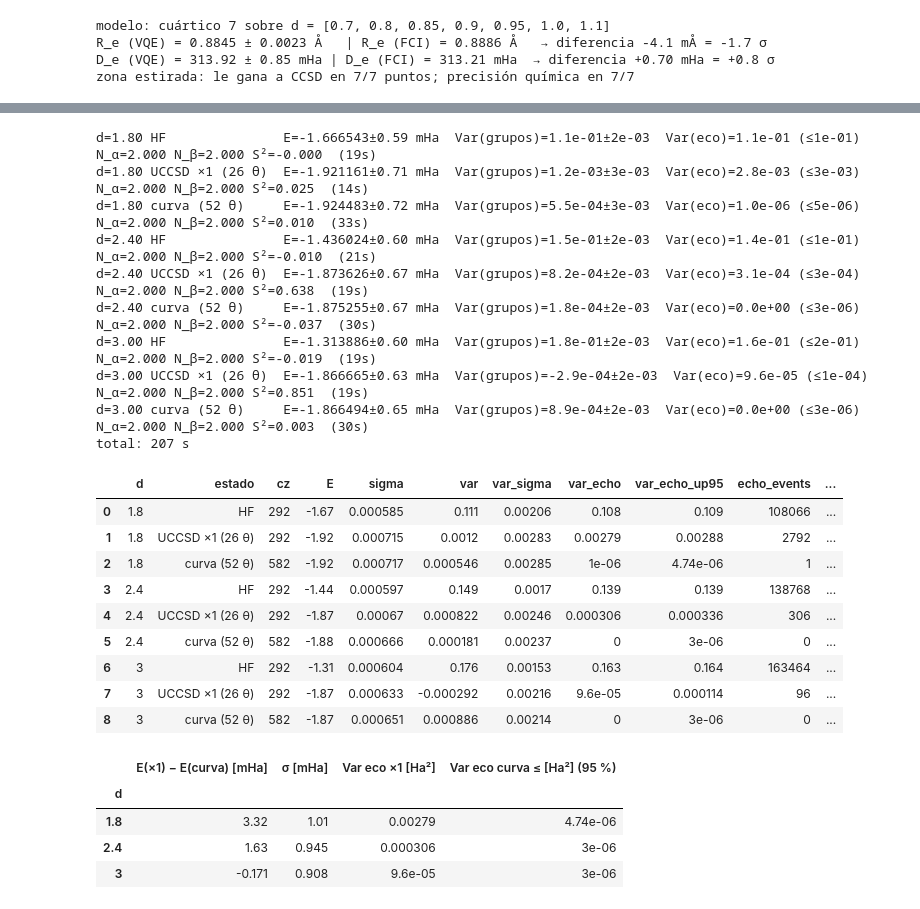
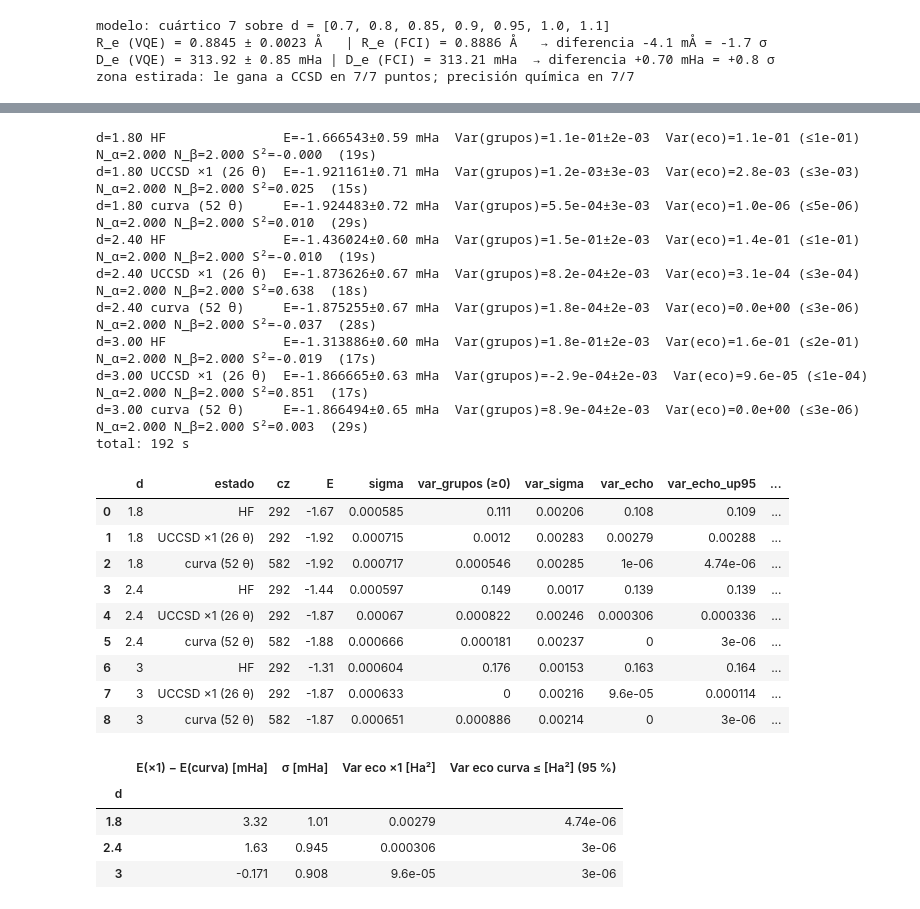
Before and after one commit to octavioromagnoli/quantum-toffolis, a Jupyter notebook: notebook/H4_VQE.ipynb, the cells around one changed output, grey strips where cells are left out. Cells and saved outputs as stored; diff of their text form; code cells hidden in the pictures.

```diff
--- a/notebook/H4_VQE.ipynb
+++ b/notebook/H4_VQE.ipynb
@@ -1104,38 +1107,42 @@ En vez de restar dos números grandes, cuenta **eventos raros**: si ψ es un aut
 # %%
 from h4vqe.pipeline import run_reliability
 # Tres puntos de la zona estirada; en cada uno, HF vs UCCSD ×1 vs el ansatz de la curva.
 rel_d = [1.8, 3.0] if QUICK else [1.8, 2.4, 3.0]
 t0 = time.time()
 rel = pd.DataFrame(run_reliability(ctxs, rel_d, shots=shots,
                                    var_shots=500_000 if QUICK else 2_000_000,
                                    echo_shots=200_000 if QUICK else 1_000_000,
                                    sym_shots=100_000 if QUICK else 200_000))
 print(f"total: {time.time()-t0:.0f} s")
-show = rel[["d","estado","cz","E","sigma","var","var_sigma","var_echo","var_echo_up95","echo_events",
-            "N_alpha","N_alpha_sigma","N_beta","N_beta_sigma","S2","S2_sigma","var_exacta"]]
+# Var(grupos) puede salir negativa por ruido (σ ≈ 2e-3 Ha²): se muestra recortada en 0, con su σ.
+# Solo separa HF del resto; la que resuelve es la del eco.
+rel["var_grupos (≥0)"] = rel["var"].clip(lower=0)
+# echo_cz: CZ del circuito de eco (U, e^{−iHt}, U†). Es un diagnóstico de simulador, no de hardware.
+show = rel[["d","estado","cz","E","sigma","var_grupos (≥0)","var_sigma","var_echo","var_echo_up95","echo_events",
+            "echo_cz","N_alpha","N_alpha_sigma","N_beta","N_beta_sigma","S2","S2_sigma","var_exacta"]]
 with pd.option_context("display.float_format", lambda v: f"{v:.3g}"):
     display(show)
 # %% [output]
 d=1.80 HF               E=-1.666543±0.59 mHa  Var(grupos)=1.1e-01±2e-03  Var(eco)=1.1e-01 (≤1e-01)  N_α=2.000 N_β=2.000 S²=-0.000  (19s)
-d=1.80 UCCSD ×1 (26 θ)  E=-1.921161±0.71 mHa  Var(grupos)=1.2e-03±3e-03  Var(eco)=2.8e-03 (≤3e-03)  N_α=2.000 N_β=2.000 S²=0.025  (14s)
-d=1.80 curva (52 θ)     E=-1.924483±0.72 mHa  Var(grupos)=5.5e-04±3e-03  Var(eco)=1.0e-06 (≤5e-06)  N_α=2.000 N_β=2.000 S²=0.010  (33s)
-d=2.40 HF               E=-1.436024±0.60 mHa  Var(grupos)=1.5e-01±2e-03  Var(eco)=1.4e-01 (≤1e-01)  N_α=2.000 N_β=2.000 S²=-0.010  (21s)
-d=2.40 UCCSD ×1 (26 θ)  E=-1.873626±0.67 mHa  Var(grupos)=8.2e-04±2e-03  Var(eco)=3.1e-04 (≤3e-04)  N_α=2.000 N_β=2.000 S²=0.638  (19s)
-d=2.40 curva (52 θ)     E=-1.875255±0.67 mHa  Var(grupos)=1.8e-04±2e-03  Var(eco)=0.0e+00 (≤3e-06)  N_α=2.000 N_β=2.000 S²=-0.037  (30s)
-d=3.00 HF               E=-1.313886±0.60 mHa  Var(grupos)=1.8e-01±2e-03  Var(eco)=1.6e-01 (≤2e-01)  N_α=2.000 N_β=2.000 S²=-0.019  (19s)
-d=3.00 UCCSD ×1 (26 θ)  E=-1.866665±0.63 mHa  Var(grupos)=-2.9e-04±2e-03  Var(eco)=9.6e-05 (≤1e-04)  N_α=2.000 N_β=2.000 S²=0.851  (19s)
-d=3.00 curva (52 θ)     E=-1.866494±0.65 mHa  Var(grupos)=8.9e-04±2e-03  Var(eco)=0.0e+00 (≤3e-06)  N_α=2.000 N_β=2.000 S²=0.003  (30s)
-total: 207 s
+d=1.80 UCCSD ×1 (26 θ)  E=-1.921161±0.71 mHa  Var(grupos)=1.2e-03±3e-03  Var(eco)=2.8e-03 (≤3e-03)  N_α=2.000 N_β=2.000 S²=0.025  (15s)
+d=1.80 curva (52 θ)     E=-1.924483±0.72 mHa  Var(grupos)=5.5e-04±3e-03  Var(eco)=1.0e-06 (≤5e-06)  N_α=2.000 N_β=2.000 S²=0.010  (29s)
+d=2.40 HF               E=-1.436024±0.60 mHa  Var(grupos)=1.5e-01±2e-03  Var(eco)=1.4e-01 (≤1e-01)  N_α=2.000 N_β=2.000 S²=-0.010  (19s)
+d=2.40 UCCSD ×1 (26 θ)  E=-1.873626±0.67 mHa  Var(grupos)=8.2e-04±2e-03  Var(eco)=3.1e-04 (≤3e-04)  N_α=2.000 N_β=2.000 S²=0.638  (18s)
+d=2.40 curva (52 θ)     E=-1.875255±0.67 mHa  Var(grupos)=1.8e-04±2e-03  Var(eco)=0.0e+00 (≤3e-06)  N_α=2.000 N_β=2.000 S²=-0.037  (28s)
+d=3.00 HF               E=-1.313886±0.60 mHa  Var(grupos)=1.8e-01±2e-03  Var(eco)=1.6e-01 (≤2e-01)  N_α=2.000 N_β=2.000 S²=-0.019  (17s)
+d=3.00 UCCSD ×1 (26 θ)  E=-1.866665±0.63 mHa  Var(grupos)=-2.9e-04±2e-03  Var(eco)=9.6e-05 (≤1e-04)  N_α=2.000 N_β=2.000 S²=0.851  (17s)
+d=3.00 curva (52 θ)     E=-1.866494±0.65 mHa  Var(grupos)=8.9e-04±2e-03  Var(eco)=0.0e+00 (≤3e-06)  N_α=2.000 N_β=2.000 S²=0.003  (29s)
+total: 192 s
-|  | d | estado | cz | E | sigma | var | var_sigma | var_echo | var_echo_up95 | echo_events | ... |
-| 0 | 1.8 | HF | 292 | -1.67 | 0.000585 | 0.111 | 0.00206 | 0.108 | 0.109 | 108066 | ... |
-| 1 | 1.8 | UCCSD ×1 (26 θ) | 292 | -1.92 | 0.000715 | 0.0012 | 0.00283 | 0.00279 | 0.00288 | 2792 | ... |
-| 2 | 1.8 | curva (52 θ) | 582 | -1.92 | 0.000717 | 0.000546 | 0.00285 | 1e-06 | 4.74e-06 | 1 | ... |
-| 3 | 2.4 | HF | 292 | -1.44 | 0.000597 | 0.149 | 0.0017 | 0.139 | 0.139 | 138768 | ... |
-| 4 | 2.4 | UCCSD ×1 (26 θ) | 292 | -1.87 | 0.00067 | 0.000822 | 0.00246 | 0.000306 | 0.000336 | 306 | ... |
-| 5 | 2.4 | curva (52 θ) | 582 | -1.88 | 0.000666 | 0.000181 | 0.00237 | 0 | 3e-06 | 0 | ... |
-| 6 | 3 | HF | 292 | -1.31 | 0.000604 | 0.176 | 0.00153 | 0.163 | 0.164 | 163464 | ... |
-| 7 | 3 | UCCSD ×1 (26 θ) | 292 | -1.87 | 0.000633 | -0.000292 | 0.00216 | 9.6e-05 | 0.000114 | 96 | ... |
-| 8 | 3 | curva (52 θ) | 582 | -1.87 | 0.000651 | 0.000886 | 0.00214 | 0 | 3e-06 | 0 | ... |
+|  | d | estado | cz | E | sigma | var_grupos (≥0) | var_sigma | var_echo | var_echo_up95 | ... |
+| 0 | 1.8 | HF | 292 | -1.67 | 0.000585 | 0.111 | 0.00206 | 0.108 | 0.109 | ... |
+| 1 | 1.8 | UCCSD ×1 (26 θ) | 292 | -1.92 | 0.000715 | 0.0012 | 0.00283 | 0.00279 | 0.00288 | ... |
+| 2 | 1.8 | curva (52 θ) | 582 | -1.92 | 0.000717 | 0.000546 | 0.00285 | 1e-06 | 4.74e-06 | ... |
+| 3 | 2.4 | HF | 292 | -1.44 | 0.000597 | 0.149 | 0.0017 | 0.139 | 0.139 | ... |
+| 4 | 2.4 | UCCSD ×1 (26 θ) | 292 | -1.87 | 0.00067 | 0.000822 | 0.00246 | 0.000306 | 0.000336 | ... |
+| 5 | 2.4 | curva (52 θ) | 582 | -1.88 | 0.000666 | 0.000181 | 0.00237 | 0 | 3e-06 | ... |
+| 6 | 3 | HF | 292 | -1.31 | 0.000604 | 0.176 | 0.00153 | 0.163 | 0.164 | ... |
+| 7 | 3 | UCCSD ×1 (26 θ) | 292 | -1.87 | 0.000633 | 0 | 0.00216 | 9.6e-05 | 0.000114 | ... |
+| 8 | 3 | curva (52 θ) | 582 | -1.87 | 0.000651 | 0.000886 | 0.00214 | 0 | 3e-06 | ... |
 # %%
 # Convergencia con la profundidad (sin FCI): cuánto baja la energía MEDIDA al agregar
 # parámetros, y cuánto cae la varianza (eco) en el mismo paso.
```
Also changed, not shown: parts of 3 cells of this notebook, 3 other files.
